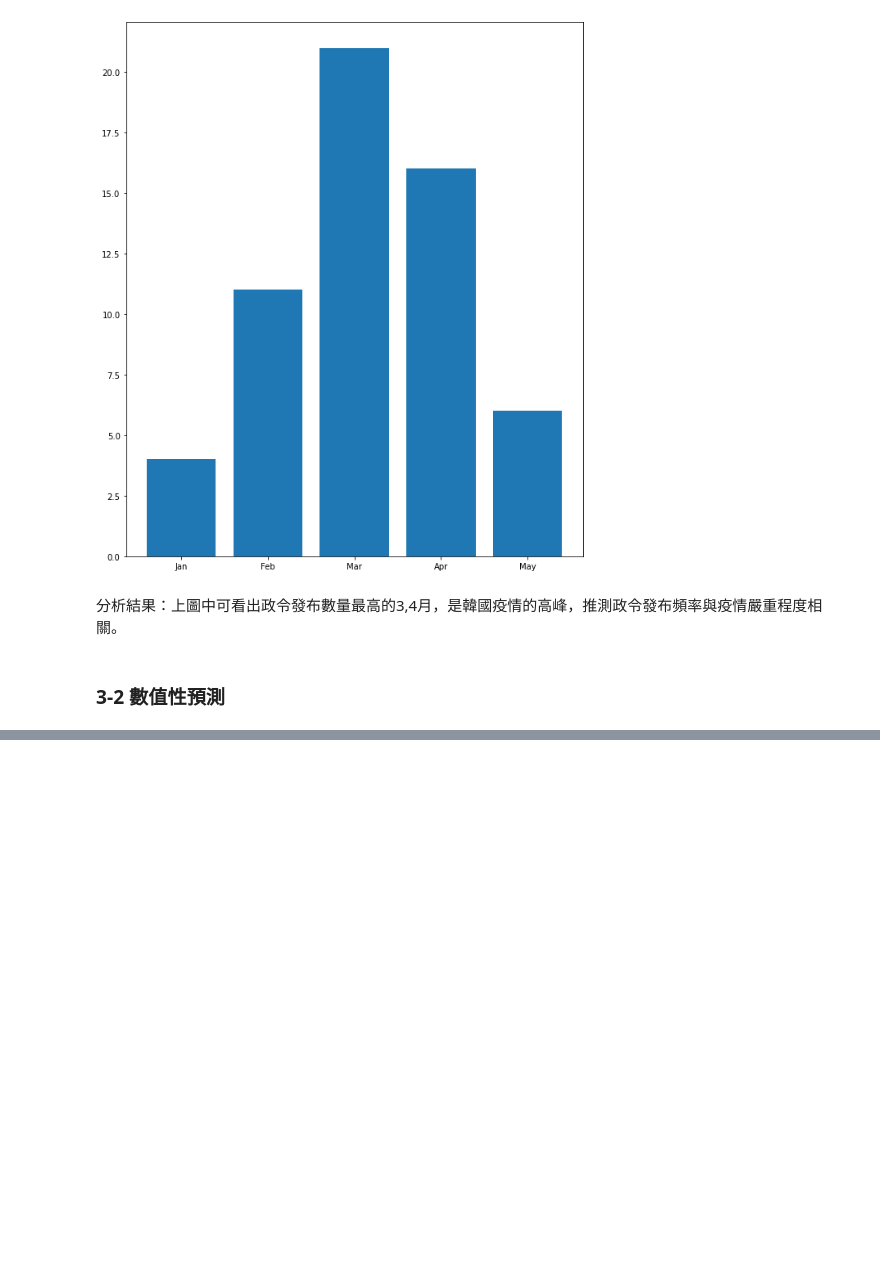
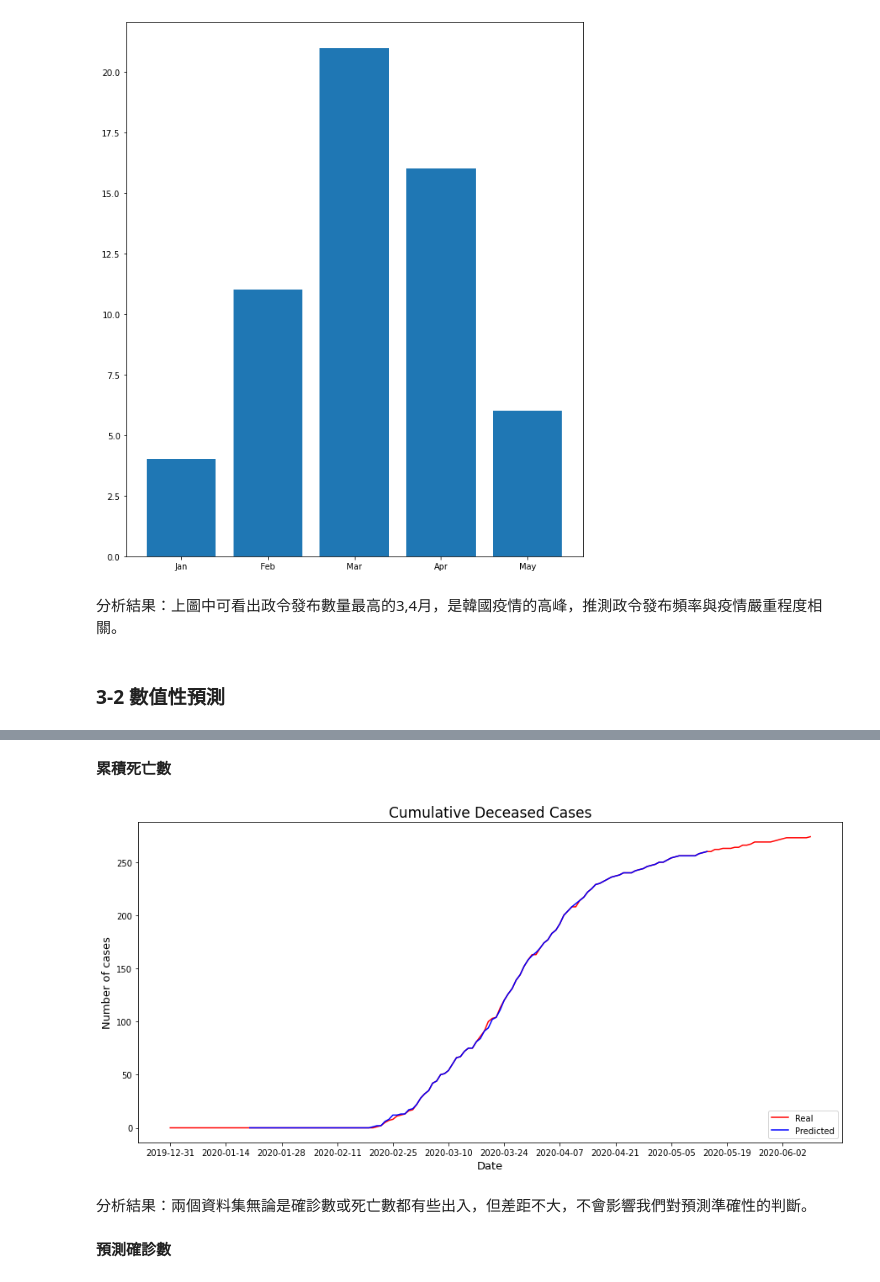
Before and after one commit to JeKuan/FDA_KOREA, a Jupyter notebook: Integrated.ipynb, the cells around one changed output, grey strips where cells are left out. Saved outputs shown, nothing was run; the diff lists cells and outputs as text; code cells hidden in the pictures; blank space fills up the shorter version.

```diff
--- a/Integrated.ipynb
+++ b/Integrated.ipynb
@@ -2417,0 +2453,19 @@ bar = ax.bar(month, policy_count)
+# %% [markdown]
+**累積死亡數**
+# %%
+fig, ax = plt.subplots(figsize=(15, 7))
+plt.title('Cumulative Deceased Cases', fontsize=17)
+ax.set_xlabel('Date', size=13)
+ax.set_ylabel('Number of cases', size=13)
+
+plt.plot(df_ground.date.unique(), df_ground.total_deaths , label='Real', color='red')
+plt.plot(time.date.unique(), time.deceased , label='Predicted', color='blue')
+plt.legend(loc='lower right')
+ax.set_xticks(ax.get_xticks()[::14])
+plt.show()
+# %% [output]
+[figure, added]
+# %% [markdown]
+分析結果：兩個資料集無論是確診數或死亡數都有些出入，但差距不大，不會影響我們對預測準確性的判斷。
+# %% [markdown]
+**預測確診數**
```
Also changed, not shown: parts of 22 cells of this notebook, 1 other file.
